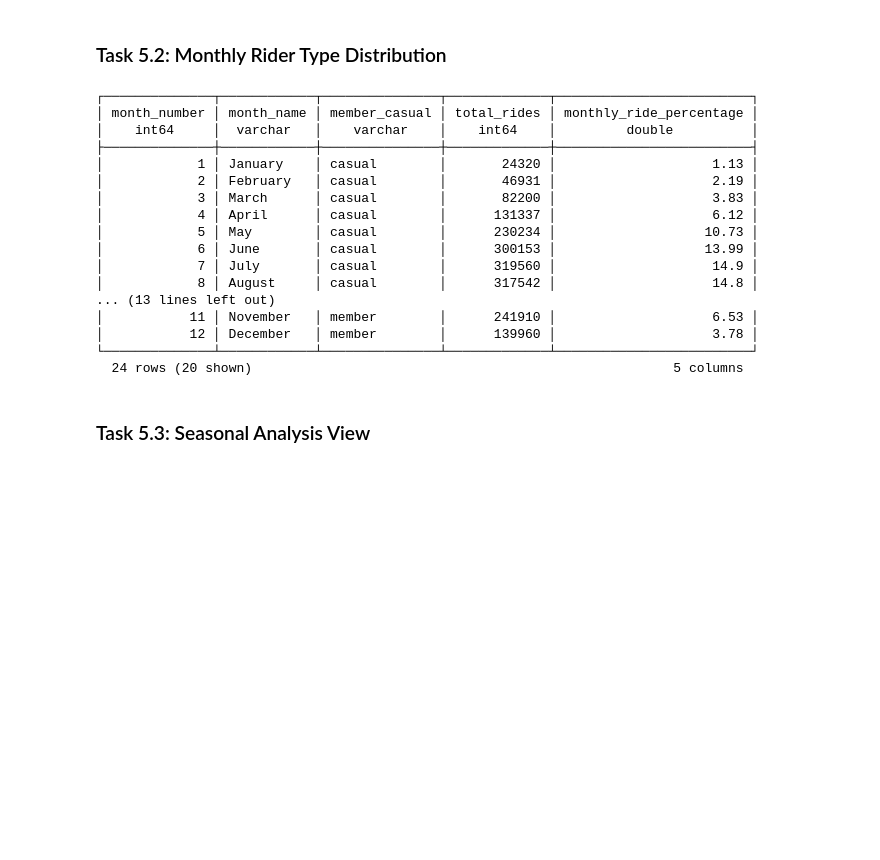
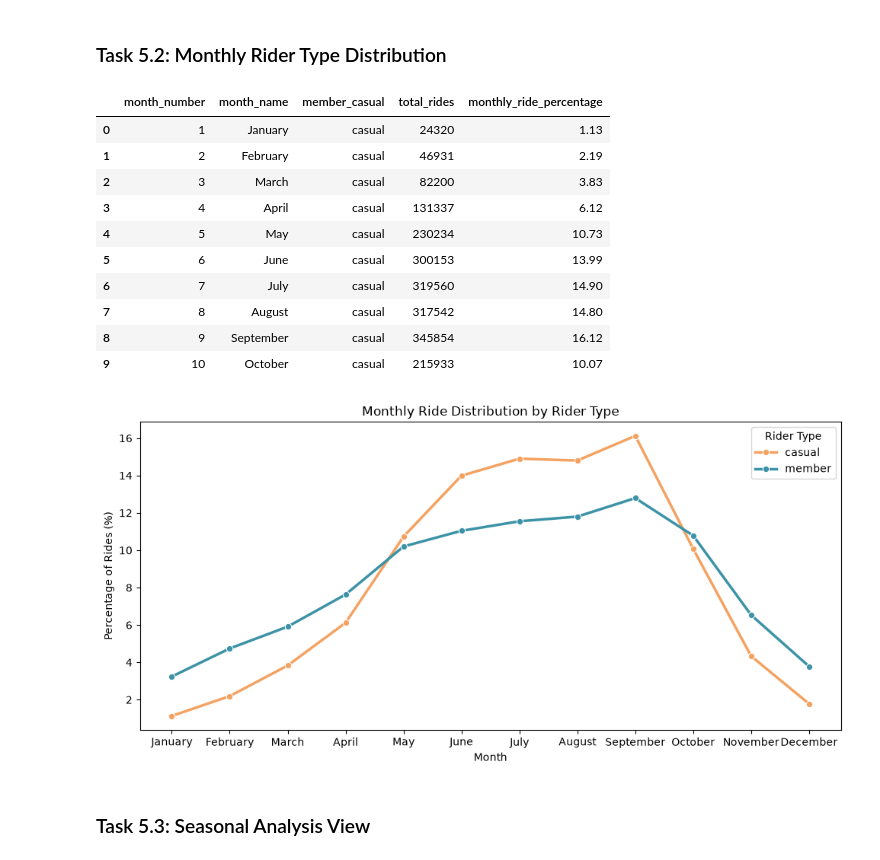
Before and after one commit to Cyberoctane29/Cyclistic-Bike-Share--Analyzing-Rider-Behavior, a Jupyter notebook: Cyclistic_Bike_Share_Member_vs_Casual_Rider_Behavior_Analysis.ipynb, the cells around one changed output. Drawn from its saved outputs; the diff is of its cells as text; code cells hidden in the pictures; blank space fills up the shorter version.

```diff
--- a/Cyclistic_Bike_Share_Member_vs_Casual_Rider_Behavior_Analysis.ipynb
+++ b/Cyclistic_Bike_Share_Member_vs_Casual_Rider_Behavior_Analysis.ipynb
@@ -2505,7 +2529,7 @@ ORDER BY
 # %% [markdown]
 ### Task 5.2: Monthly Rider Type Distribution
 # %%
-con.sql("""
+monthly_rider_df = con.sql("""
 SELECT
 
     MONTH(started_at) AS month_number,
@@ -2534,25 +2558,43 @@ GROUP BY
 ORDER BY
     member_casual,
     month_number;
-""")
+""").df()
+
+monthly_rider_df.head(10)
 # %% [output]
-┌──────────────┬────────────┬───────────────┬─────────────┬─────────────────────────┐
-│ month_number │ month_name │ member_casual │ total_rides │ monthly_ride_percentage │
-│    int64     │  varchar   │    varchar    │    int64    │         double          │
-├──────────────┼────────────┼───────────────┼─────────────┼─────────────────────────┤
-│            1 │ January    │ casual        │       24320 │                    1.13 │
-│            2 │ February   │ casual        │       46931 │                    2.19 │
-│            3 │ March      │ casual        │       82200 │                    3.83 │
-│            4 │ April      │ casual        │      131337 │                    6.12 │
-│            5 │ May        │ casual        │      230234 │                   10.73 │
-│            6 │ June       │ casual        │      300153 │                   13.99 │
-│            7 │ July       │ casual        │      319560 │                    14.9 │
-│            8 │ August     │ casual        │      317542 │                    14.8 │
-... (13 lines left out)
-│           11 │ November   │ member        │      241910 │                    6.53 │
-│           12 │ December   │ member        │      139960 │                    3.78 │
-└──────────────┴────────────┴───────────────┴─────────────┴─────────────────────────┘
-  24 rows (20 shown)                                                      5 columns
+|  | month_number | month_name | member_casual | total_rides | monthly_ride_percentage |
+| 0 | 1 | January | casual | 24320 | 1.13 |
+| 1 | 2 | February | casual | 46931 | 2.19 |
+| 2 | 3 | March | casual | 82200 | 3.83 |
+| 3 | 4 | April | casual | 131337 | 6.12 |
+| 4 | 5 | May | casual | 230234 | 10.73 |
+| 5 | 6 | June | casual | 300153 | 13.99 |
+| 6 | 7 | July | casual | 319560 | 14.90 |
+| 7 | 8 | August | casual | 317542 | 14.80 |
+| 8 | 9 | September | casual | 345854 | 16.12 |
+| 9 | 10 | October | casual | 215933 | 10.07 |
+# %%
+plt.figure(figsize=(10, 5))
+
+ax = sns.lineplot(
+    data=monthly_rider_df,
+    x="month_name",
+    y="monthly_ride_percentage",
+    hue="member_casual",
+    marker="o",
+    linewidth=2.5,
+    palette=RIDER_PALETTE
+)
+
+plt.title("Monthly Ride Distribution by Rider Type")
+plt.xlabel("Month")
+plt.ylabel("Percentage of Rides (%)")
+plt.legend(title="Rider Type")
+
+plt.tight_layout()
+plt.show()
+# %% [output]
+[figure, added]
 # %% [markdown]
 ### Task 5.3: Seasonal Analysis View
 # %%
```
Also changed, not shown: parts of 30 cells of this notebook.
